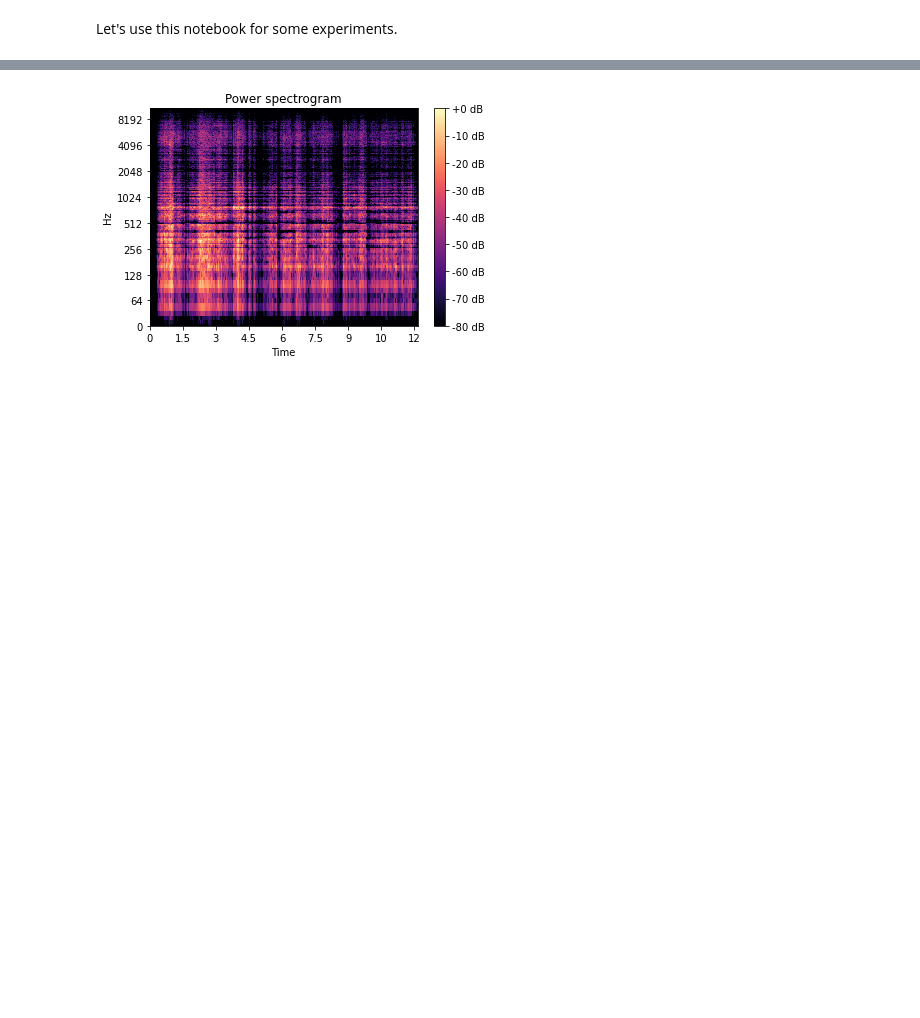
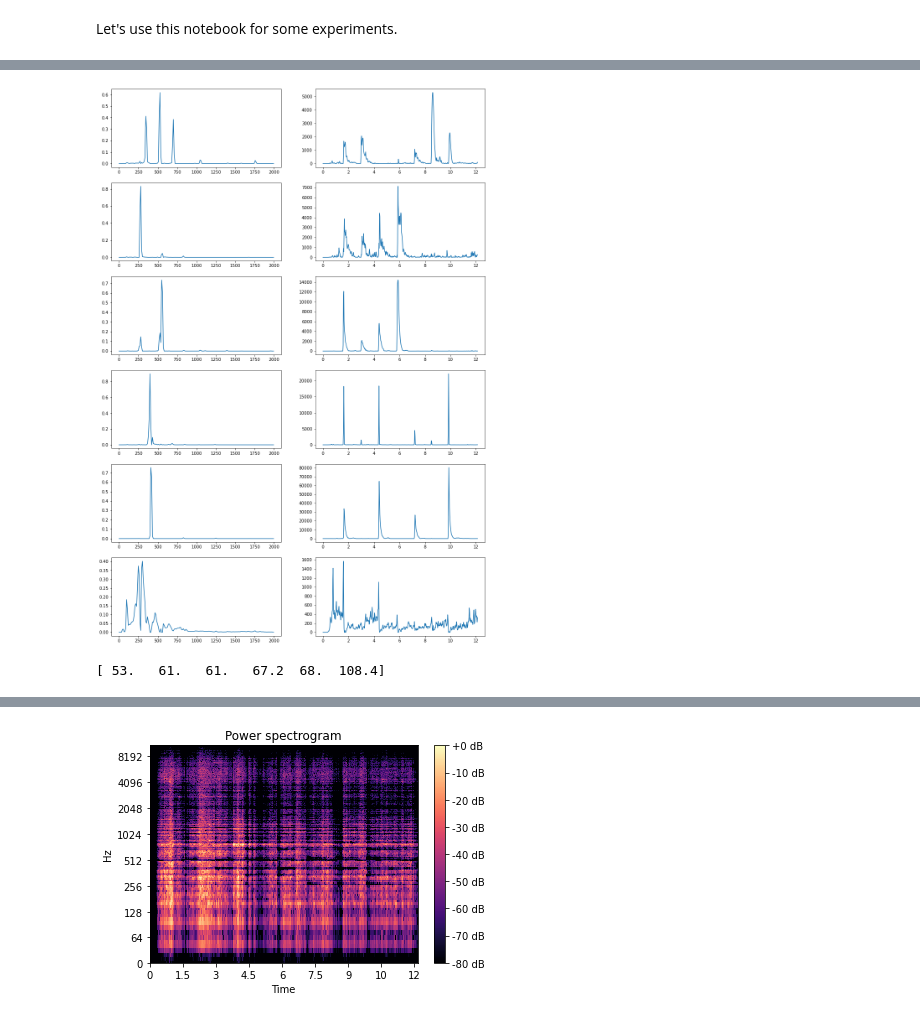
Before and after one commit to mariasoroka/StatisticalMachineLearning, a Jupyter notebook: test_notebook.ipynb, the cells around one changed output, grey strips where cells are left out. Cells and saved outputs as stored; diff of their text form; code cells hidden in the pictures; blank space fills up the shorter version.

```diff
--- a/test_notebook.ipynb
+++ b/test_notebook.ipynb
@@ -24,0 +45,9 @@ pitches 61 and 68 are good.
+# %%
+K = 6
+matrix_to_factorize = NMF(ViolinSpectrogram.compute_matrix())
+W, H, WH = matrix_to_factorize.factorize_KL(K, 5000)
+# C_matrices = matrix_to_factorize.wiener_reconstruction(W, H, WH)
+plot_freq_times(W, H, ViolinSpectrogram)
+# %% [output]
+[figure, added]
+[ 53.   61.   61.   67.2  68.  108.4]
```
Also changed, not shown: parts of 44 cells of this notebook, 2 other files.
